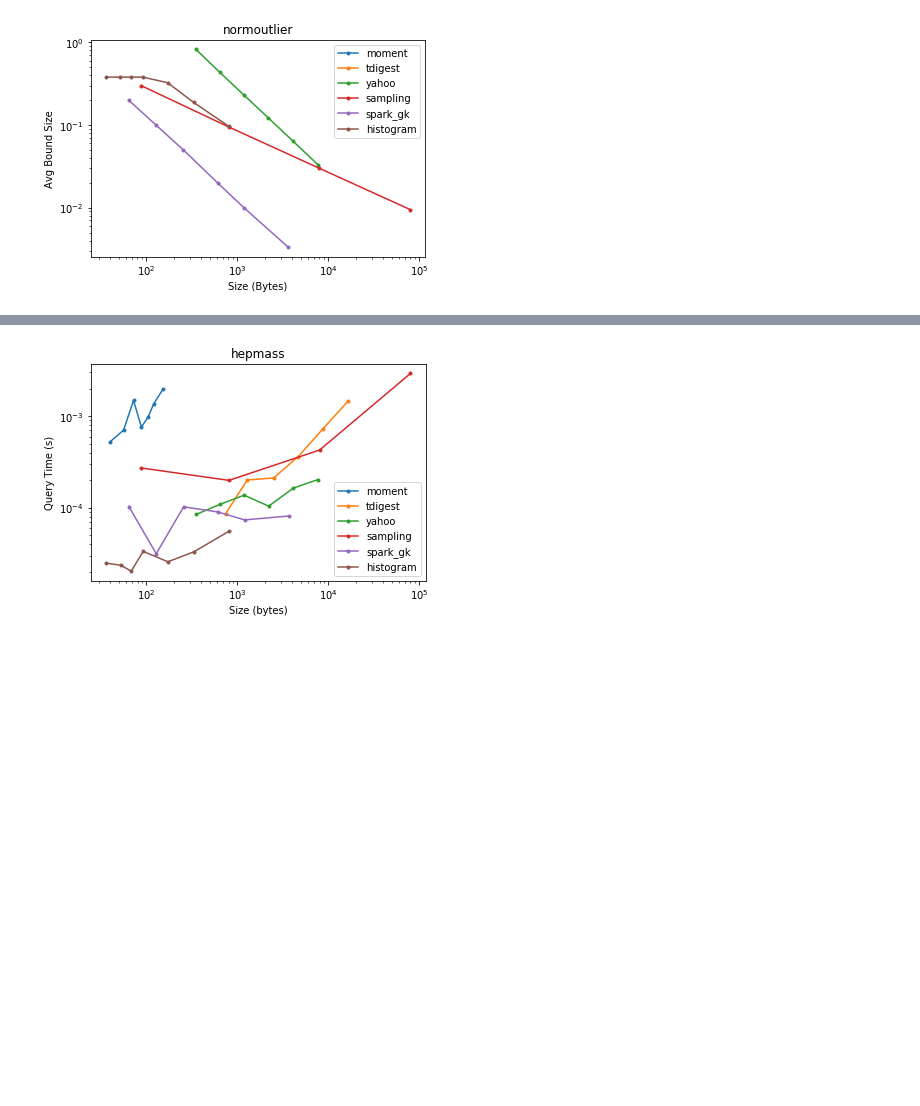
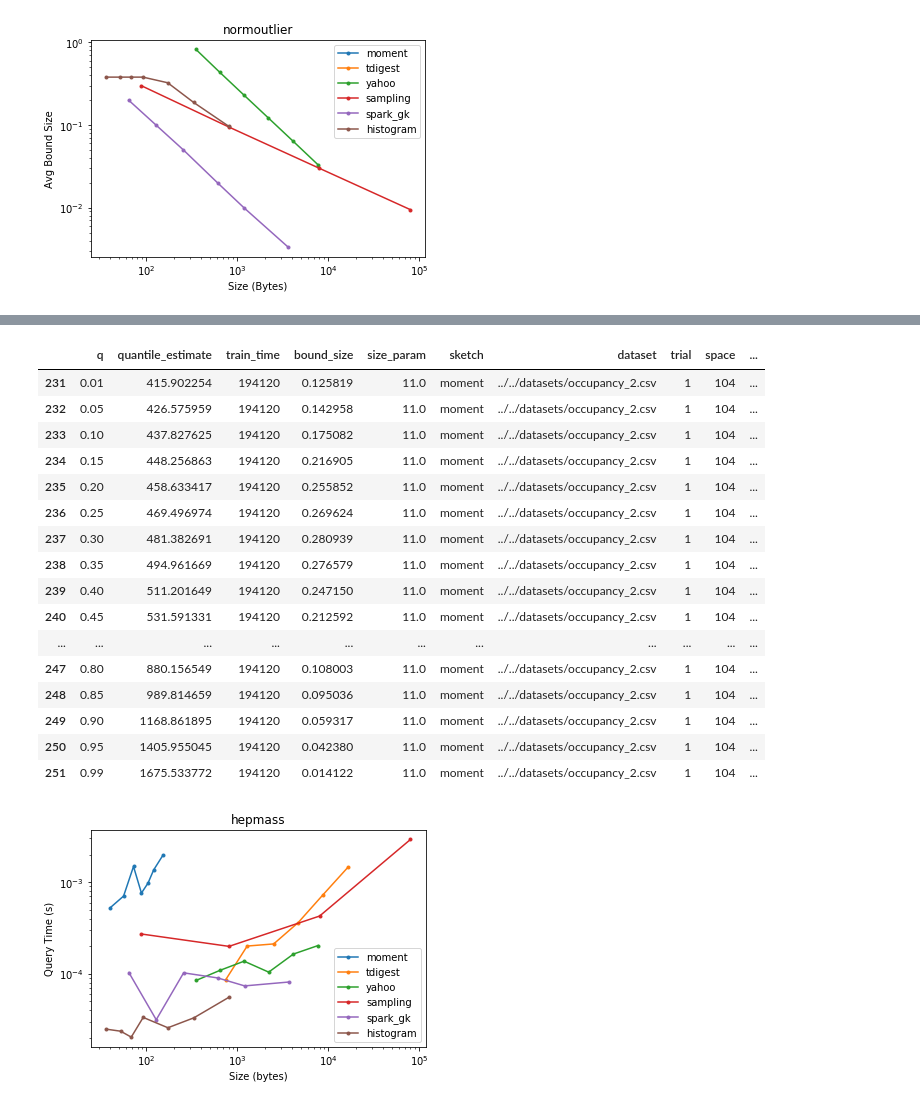
Before and after one commit to stanford-futuredata/msketch, a Jupyter notebook: analysis/Point Benchmark.ipynb, the cells around one changed output, grey strips where cells are left out. Cells and saved outputs as stored; diff of their text form; code cells hidden in the pictures; blank space fills up the shorter version.

```diff
--- a/analysis/Point Benchmark.ipynb
+++ b/analysis/Point Benchmark.ipynb
@@ -142,3 +142,27 @@ dft = gen_plots(df, sorted_data, "occupancy")
+# %%
+df[
+    (df["sketch"]=="moment")
+    & (df["size_param"] == 11.0)
+    & (df["trial"] == 1.0)
+]
+# %% [output]
+|  | q | quantile_estimate | train_time | bound_size | size_param | sketch | dataset | trial | space | ... |
+| 231 | 0.01 | 415.902254 | 194120 | 0.125819 | 11.0 | moment | ../../datasets/occupancy_2.csv | 1 | 104 | ... |
+| 232 | 0.05 | 426.575959 | 194120 | 0.142958 | 11.0 | moment | ../../datasets/occupancy_2.csv | 1 | 104 | ... |
+| 233 | 0.10 | 437.827625 | 194120 | 0.175082 | 11.0 | moment | ../../datasets/occupancy_2.csv | 1 | 104 | ... |
+| 234 | 0.15 | 448.256863 | 194120 | 0.216905 | 11.0 | moment | ../../datasets/occupancy_2.csv | 1 | 104 | ... |
+| 235 | 0.20 | 458.633417 | 194120 | 0.255852 | 11.0 | moment | ../../datasets/occupancy_2.csv | 1 | 104 | ... |
+| 236 | 0.25 | 469.496974 | 194120 | 0.269624 | 11.0 | moment | ../../datasets/occupancy_2.csv | 1 | 104 | ... |
+| 237 | 0.30 | 481.382691 | 194120 | 0.280939 | 11.0 | moment | ../../datasets/occupancy_2.csv | 1 | 104 | ... |
+| 238 | 0.35 | 494.961669 | 194120 | 0.276579 | 11.0 | moment | ../../datasets/occupancy_2.csv | 1 | 104 | ... |
+| 239 | 0.40 | 511.201649 | 194120 | 0.247150 | 11.0 | moment | ../../datasets/occupancy_2.csv | 1 | 104 | ... |
+| 240 | 0.45 | 531.591331 | 194120 | 0.212592 | 11.0 | moment | ../../datasets/occupancy_2.csv | 1 | 104 | ... |
+| ... | ... | ... | ... | ... | ... | ... | ... | ... | ... | ... |
+| 247 | 0.80 | 880.156549 | 194120 | 0.108003 | 11.0 | moment | ../../datasets/occupancy_2.csv | 1 | 104 | ... |
+| 248 | 0.85 | 989.814659 | 194120 | 0.095036 | 11.0 | moment | ../../datasets/occupancy_2.csv | 1 | 104 | ... |
+| 249 | 0.90 | 1168.861895 | 194120 | 0.059317 | 11.0 | moment | ../../datasets/occupancy_2.csv | 1 | 104 | ... |
+| 250 | 0.95 | 1405.955045 | 194120 | 0.042380 | 11.0 | moment | ../../datasets/occupancy_2.csv | 1 | 104 | ... |
+| 251 | 0.99 | 1675.533772 | 194120 | 0.014122 | 11.0 | moment | ../../datasets/occupancy_2.csv | 1 | 104 | ... |
 # %%
 df = pd.read_csv("../javamsketch/results/hepmass_point_1514663657.csv")
 orig_data = pd.read_csv("../../datasets/hepmass.csv", header=None, usecols=[0])[0]
```
Also changed, not shown: parts of 1 cell of this notebook, 6 other files.
